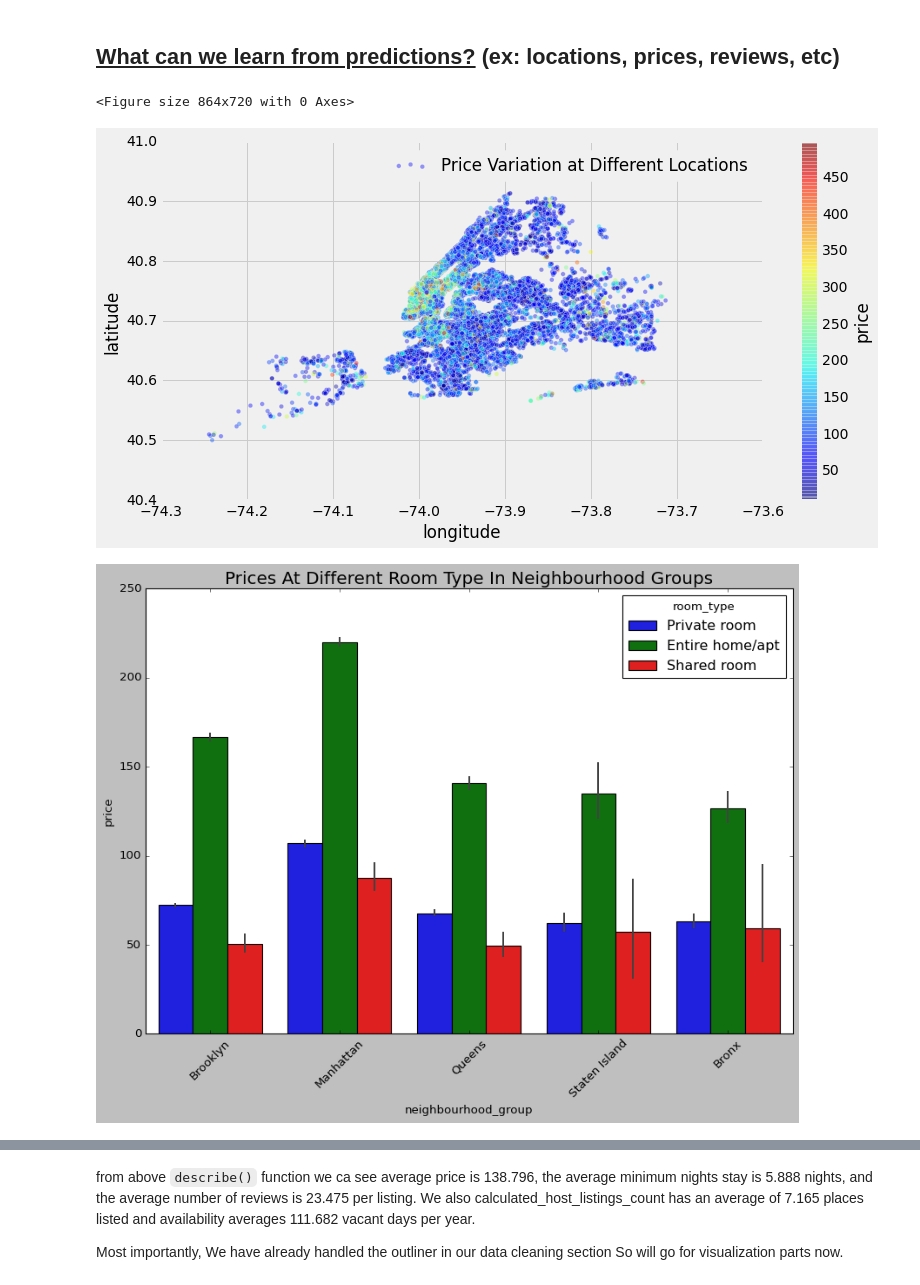
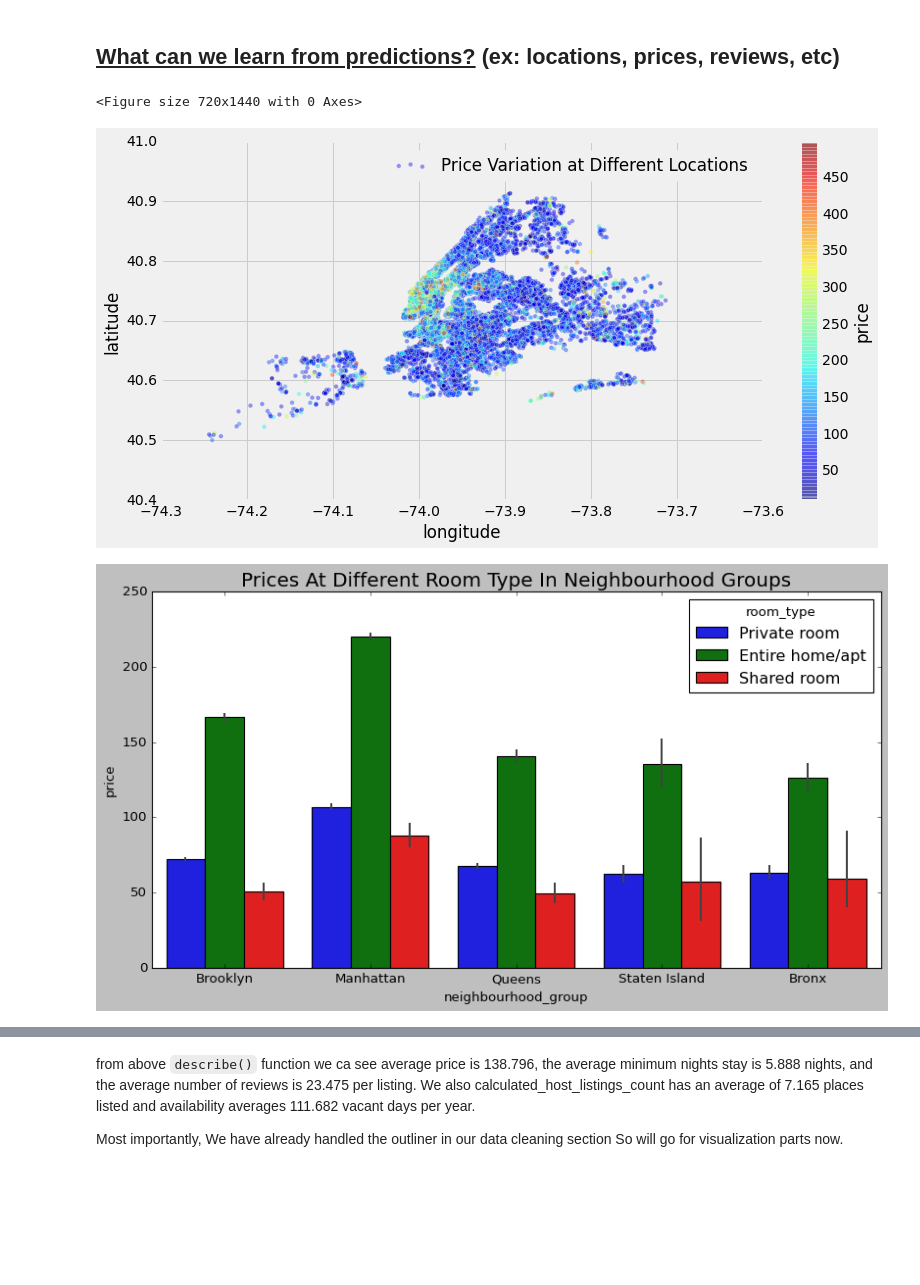
Before and after one commit to kashifkamran639/Airbnb-NYC-2019, a Jupyter notebook: Kashif_Kamran_Airbnb_Bookings_Analysis_Capstone_Project.ipynb, the cells around one changed output, grey strips where cells are left out. Cells and saved outputs as stored; diff of their text form; code cells hidden in the pictures; blank space fills up the shorter version.

```diff
--- a/Kashif_Kamran_Airbnb_Bookings_Analysis_Capstone_Project.ipynb
+++ b/Kashif_Kamran_Airbnb_Bookings_Analysis_Capstone_Project.ipynb
@@ -339,23 +340,22 @@ top_neighbour
 ## **<u>What can we learn from predictions?</u> (ex: locations, prices, reviews, etc)**
 # %%
 #Understanding the Price distribution for Different Cordinates.
-plt.figure(figsize=(12,10))
+plt.figure(figsize=(10,20))
 ax=df[df.price<500].plot(kind='scatter', x='longitude',y='latitude',label='Price Variation at Different Locations',c='price', cmap=plt.get_cmap('jet'), colorbar=True, alpha=0.4)
 ax.legend()
-plt.ioff()
+plt.ion()
 plt.show()
 # %% [output]
-<Figure size 864x720 with 0 Axes>
+<Figure size 720x1440 with 0 Axes>
 [figure]
 # %%
 # Understanding The price Distribution in Different Neighbourhood Group By Room Type
 plt.style.use('classic')
-plt.figure(figsize=(12,8))
+plt.figure(figsize=(12,6))
 plt.title("Prices At Different Room Type In Neighbourhood Groups",color = 'black',fontsize = 18)
 sns.barplot(x = "neighbourhood_group", y = "price", hue = "room_type", data = df)
-plt.xticks(rotation=45)
 plt.show()
 # %% [output]
-[figure, old version]
+[figure, new version]
 # %% [markdown]
 - As Expected Price of the Entire Home/Apt is Very High in all Neighbouhood Group followed by Private Room.
```
Also changed, not shown: parts of 12 cells of this notebook.
